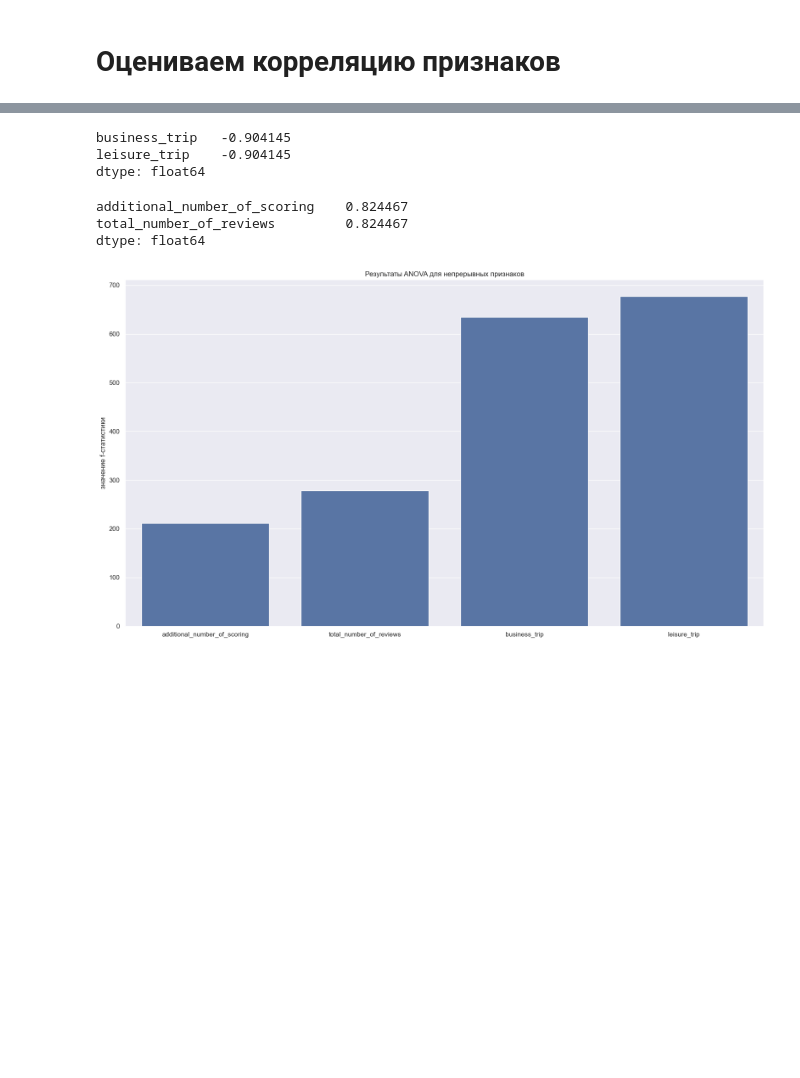
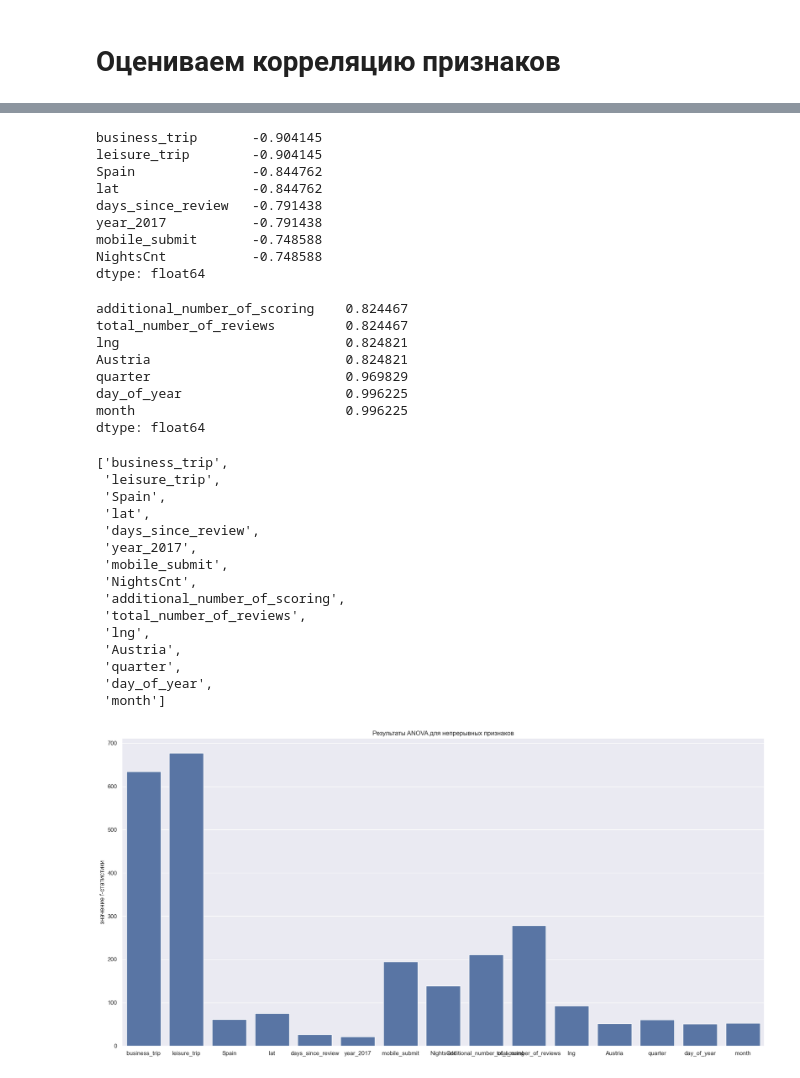
Before and after one commit to YarikKa2/EDA_Feature_Engineering__StudyProject_3, a Jupyter notebook: code/EDA_FeatureEng.ipynb, the cells around one changed output, grey strips where cells are left out. Cells and saved outputs as stored; diff of their text form; code cells hidden in the pictures; blank space fills up the shorter version.

```diff
--- a/code/EDA_FeatureEng.ipynb
+++ b/code/EDA_FeatureEng.ipynb
@@ -817,0 +745,3 @@ additional_number_of_scoring Shapiro P-value < 0.05. Применяю RobustScal
+# %%
+year_dummie = pd.get_dummies(NumDataHotel['year'], dtype=int, prefix='year')
+year_dummie
@@ -818,7 +762,8 @@ additional_number_of_scoring Shapiro P-value < 0.05. Применяю RobustScal
 # %%
-
 NumDataHotel_mod = pd.concat([ANOS_rs, RTNWC_rs, TNOR_rs, RTPWC_rs,
-                              TNORRHG_rs, AS_rs], axis=1)
+                              TNORRHG_rs, AS_rs, DSR_rs, Lat_rs, Lng_rs,
+                              DOY_rs, Month_rs, Quarter_rs, Weekday_rs],
+                             axis=1)
 NumDataHotel_mod
 # %% [output]
 |  | additional_number_of_scoring | review_total_negative_word_counts | total_number_of_reviews | review_total_positive_word_counts | ... |
@@ -898,0 +823,5 @@ fig.show()
+# %%
+# Обединяем преобразованные признаки в единый датафрейм
+HotelsDataTransformed = pd.concat([NumDataHotel_mod, ObjDataHotel_final, year_dummie], axis=1)
+
+HotelsDataTransformed
@@ -899,8 +842,2 @@ fig.show()
 # %% [markdown]
 # Оцениваем корреляцию признаков
-# %%
-# Обединяем преобразованные признаки в единый датафрейм
-HotelsDataTransformed = pd.concat([ObjDataHotel_final,
-                                   NumDataHotel_mod], axis=1)
-
-HotelsDataTransformed
@@ -946,7 +869,8 @@ fig.tight_layout()
 # %%
 # Определяем пары с уровнем коэффициента корреляциии -0.7 или ниже
-high_neg_corr = corr_mat.min()
-display(high_neg_corr[high_neg_corr <= -0.7])
+high_neg_corr = corr_mat.min().sort_values()
+high_neg_corr = high_neg_corr[high_neg_corr <= -0.7]
+display(high_neg_corr)
 
 # business_trip = leisure_trip
 ###############################################################################
@@ -955,46 +879,77 @@ display(high_neg_corr[high_neg_corr <= -0.7])
 # Определяем пары с уровнем коэффициента корреляциии 0.7 или выше
 corr_mat = corr_mat[corr_mat != 1]
 high_pos_corr = corr_mat.max()
-display(high_pos_corr[high_pos_corr >= 0.7])
+high_pos_corr = high_pos_corr[high_pos_corr >= 0.7].sort_values()
+display(high_pos_corr)
 
 # additional_number_of_scoring = total_number_of_reviews
 ###############################################################################
+
+corr_index = list(high_neg_corr.index) + list(high_pos_corr.index)
+
 
 from sklearn.feature_selection import f_classif
 
 
 y = hotels_data['reviewer_score'].astype('int')
 
 
 
-f_classif_data = HotelsDataTransformed[['business_trip', 'leisure_trip',
-                                        'additional_number_of_scoring',
-                                        'total_number_of_reviews']]
+f_classif_data = HotelsDataTransformed[corr_index]
 
 imp_num = pd.Series(f_classif(f_classif_data, y)[0], index = list(f_classif_data))
 imp_num.sort_values(inplace = True)
 
 
 
-
-fig, ax = plt.subplots( figsize=(16, 9))
-
+fig, ax = plt.subplots( figsize=(18, 9))
 BarPl = sns.barplot(x=imp_num.index,
-            y=imp_num.values, ax=ax)
+                    y=imp_num.values, ax=ax, order=corr_index)
 
 BarPl.set(title='Результаты ANOVA для непрерывных признаков',
           xlabel='', ylabel='значение f-статистики' )
 
 
+
 fig.tight_layout()
 fig.show()
+
+
+
+display(corr_index)
 # %% [output]
-business_trip   -0.904145
-leisure_trip    -0.904145
+business_trip       -0.904145
+leisure_trip        -0.904145
+Spain               -0.844762
+lat                 -0.844762
+days_since_review   -0.791438
+year_2017           -0.791438
+mobile_submit       -0.748588
+NightsCnt           -0.748588
 dtype: float64
 additional_number_of_scoring    0.824467
 total_number_of_reviews         0.824467
+lng                             0.824821
+Austria                         0.824821
+quarter                         0.969829
+day_of_year                     0.996225
+month                           0.996225
 dtype: float64
+['business_trip',
+ 'leisure_trip',
+ 'Spain',
+ 'lat',
+ 'days_since_review',
+ 'year_2017',
+ 'mobile_submit',
+ 'NightsCnt',
+ 'additional_number_of_scoring',
+ 'total_number_of_reviews',
+ 'lng',
+ 'Austria',
+ 'quarter',
+ 'day_of_year',
+ 'month']
-[figure, old version]
+[figure, new version]
 # %%
 # Удаляем признаки из сильно скоррелированных пар которые оказывают меньшее воздействие на целевую переменную,
```
Also changed, not shown: parts of 30 cells of this notebook, 1 other file.
